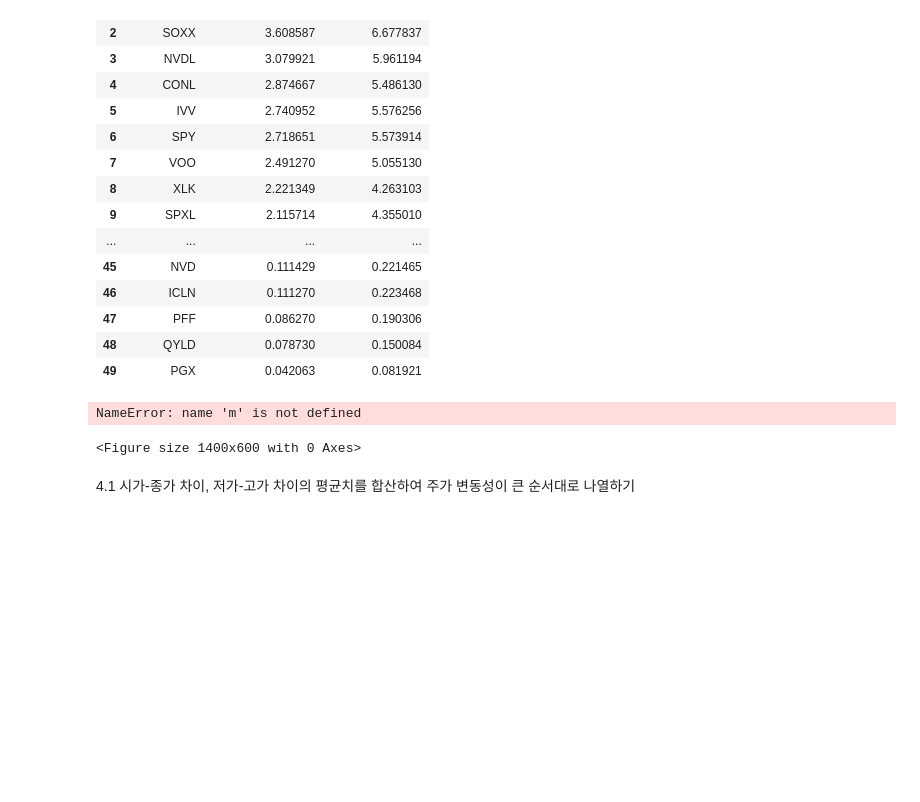
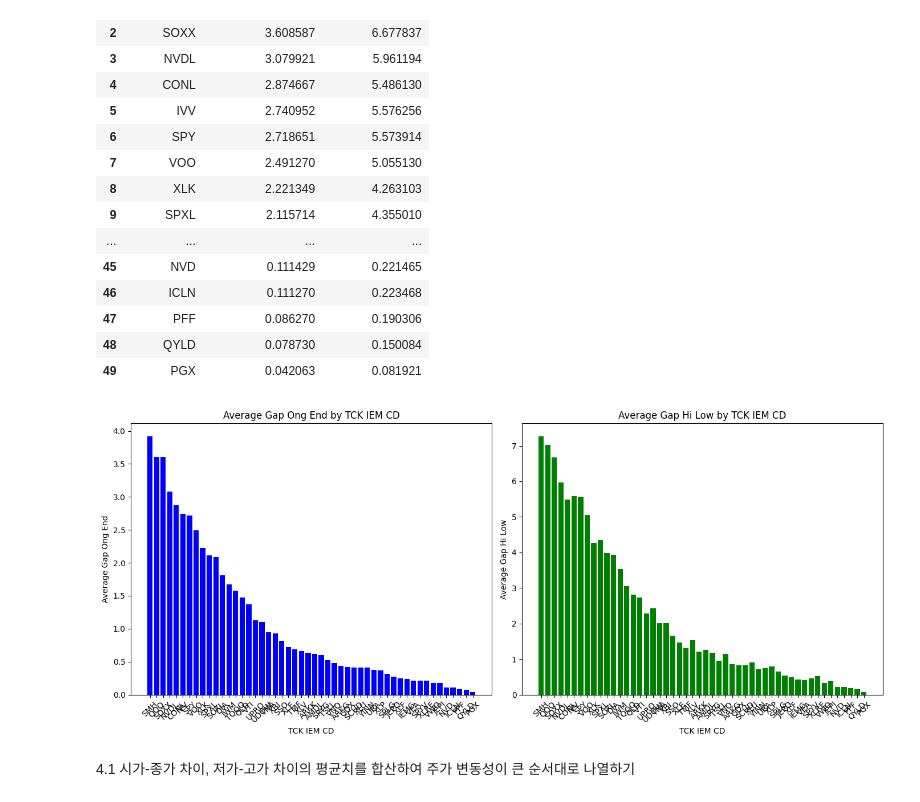
Before and after one commit to froggy-hyun/24NH_bigdata, a Jupyter notebook: code_yunseo.ipynb, the cells around one changed output. Drawn from its saved outputs; the diff is of its cells as text; code cells hidden in the pictures; blank space fills up the shorter version.

```diff
--- a/code_yunseo.ipynb
+++ b/code_yunseo.ipynb
@@ -368,29 +366,28 @@ sorted_result_avg
 # %%
 # 그래프 크기 설정
 plt.figure(figsize=(14, 6))
-m
+
 # 첫 번째 그래프: avg_gap_ong_end
 plt.subplot(1, 2, 1)
 plt.bar(sorted_result_avg['tck_iem_cd'], sorted_result_avg['avg_gap_ong_end'], color='blue')
 plt.title('Average Gap Ong End by TCK IEM CD')
 plt.xlabel('TCK IEM CD')
 plt.ylabel('Average Gap Ong End')
 plt.xticks(rotation=45)
 
 # 두 번째 그래프: avg_gap_hi_low
 plt.subplot(1, 2, 2)
 plt.bar(sorted_result_avg['tck_iem_cd'], sorted_result_avg['avg_gap_hi_low'], color='green')
 plt.title('Average Gap Hi Low by TCK IEM CD')
 plt.xlabel('TCK IEM CD')
 plt.ylabel('Average Gap Hi Low')
 plt.xticks(rotation=45)
 
 # 그래프 보여주기
 plt.tight_layout()
 plt.show()
 # %% [output]
-NameError: name 'm' is not defined
-<Figure size 1400x600 with 0 Axes>
+[figure, added]
 # %% [markdown]
 4.1 시가-종가 차이, 저가-고가 차이의 평균치를 합산하여 주가 변동성이 큰 순서대로 나열하기
 # %%
```
Also changed, not shown: parts of 11 cells of this notebook.
